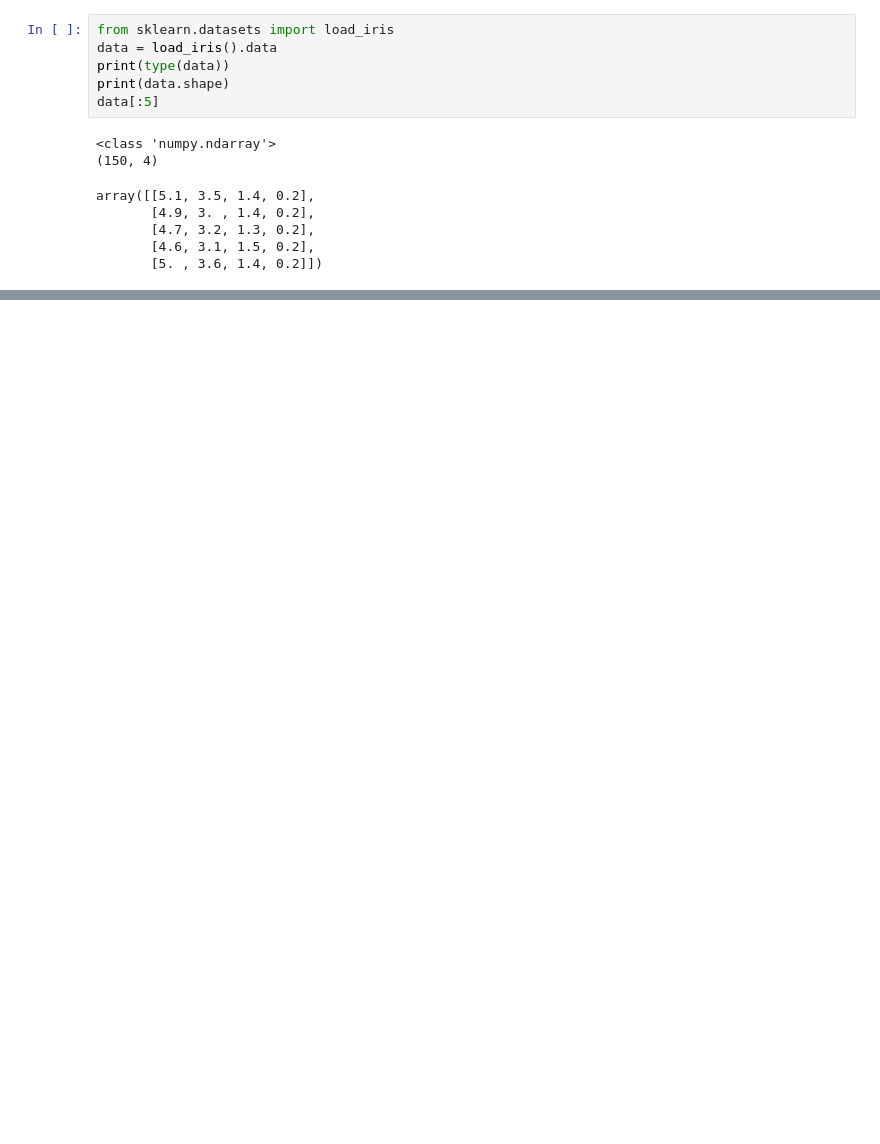
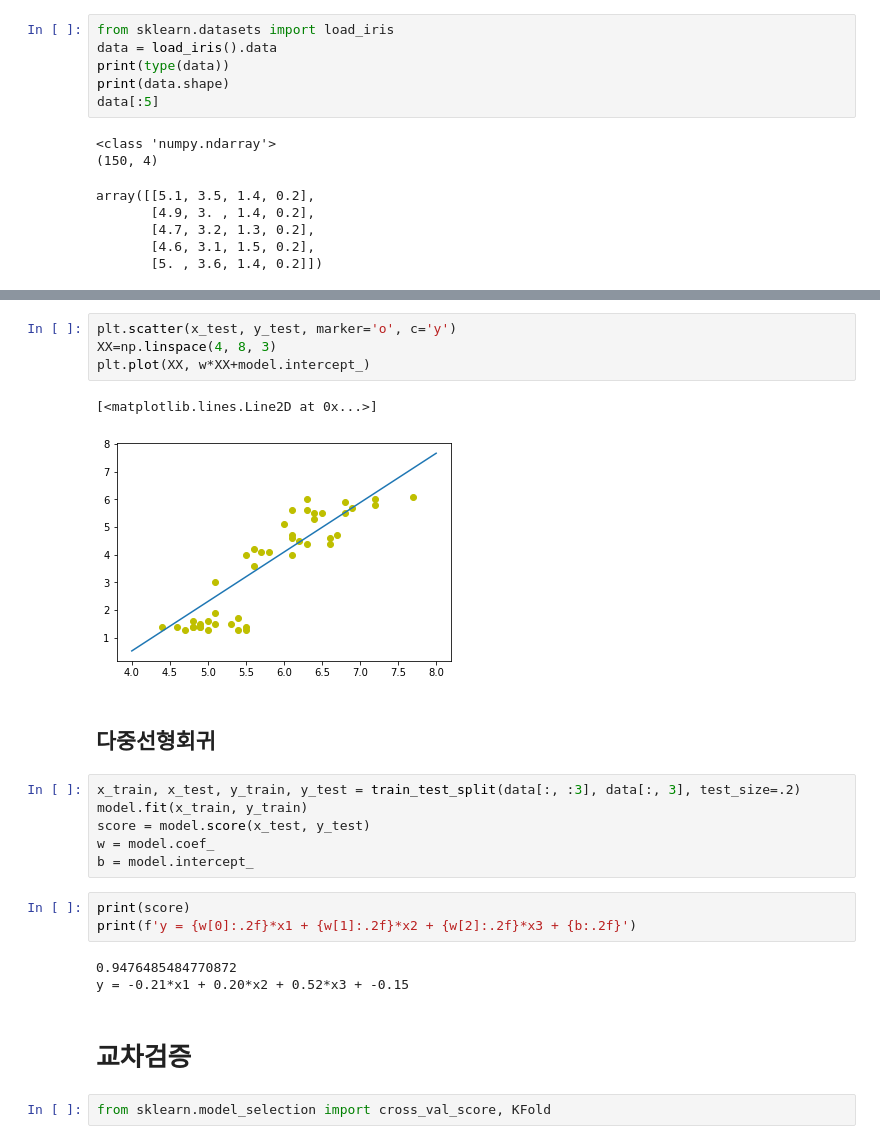
Before and after one commit to Cceugene/Cceugene, a Jupyter notebook: LinearRegression_Iris.ipynb, the cells around one changed output, grey strips where cells are left out. Saved outputs shown, nothing was run; the diff lists cells and outputs as text; blank space fills up the shorter version.

```diff
--- a/LinearRegression_Iris.ipynb
+++ b/LinearRegression_Iris.ipynb
@@ -48,0 +102,25 @@ ValueError: Classification metrics can't handle a mix of continuous and multicla
+# %%
+plt.scatter(x_test, y_test, marker='o', c='y')
+XX=np.linspace(4, 8, 3)
+plt.plot(XX, w*XX+model.intercept_)
+# %% [output]
+[<matplotlib.lines.Line2D at 0x...>]
+[figure, added]
+# %% [markdown]
+## 다중선형회귀
+# %%
+x_train, x_test, y_train, y_test = train_test_split(data[:, :3], data[:, 3], test_size=.2)
+model.fit(x_train, y_train)
+score = model.score(x_test, y_test)
+w = model.coef_
+b = model.intercept_
+# %%
+print(score)
+print(f'y = {w[0]:.2f}*x1 + {w[1]:.2f}*x2 + {w[2]:.2f}*x3 + {b:.2f}')
+# %% [output]
+0.9476485484770872
+y = -0.21*x1 + 0.20*x2 + 0.52*x3 + -0.15
+# %% [markdown]
+# 교차검증
+# %%
+from sklearn.model_selection import cross_val_score, KFold
```
Also changed, not shown: parts of 14 cells of this notebook, 1 other file.
